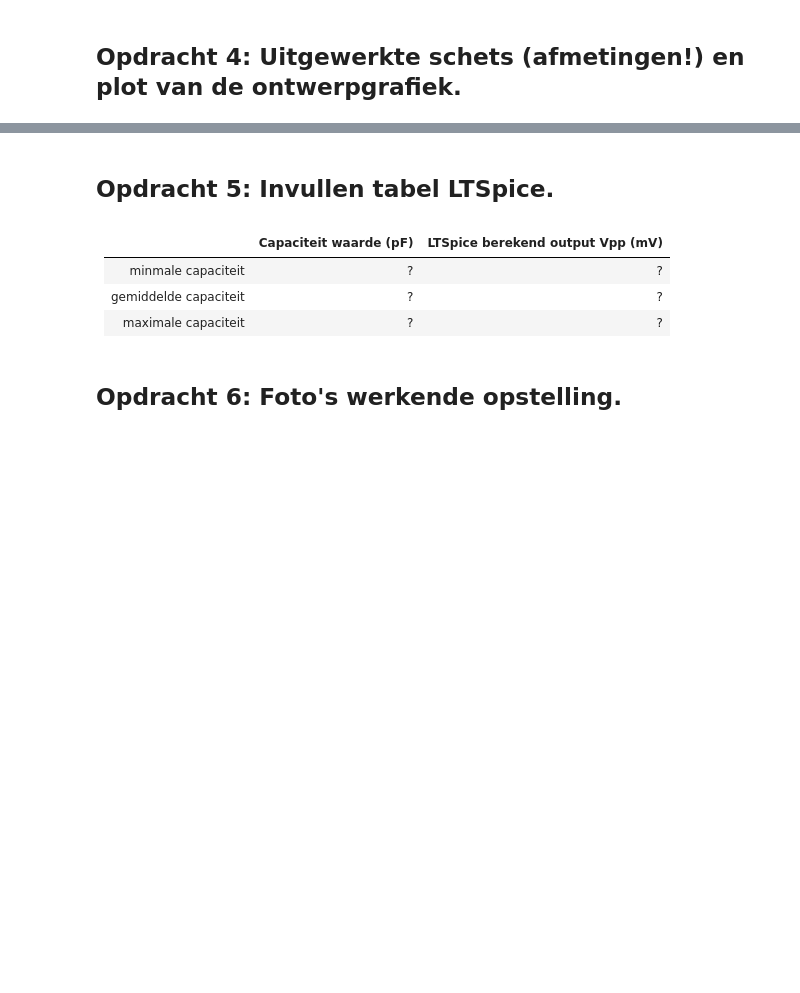
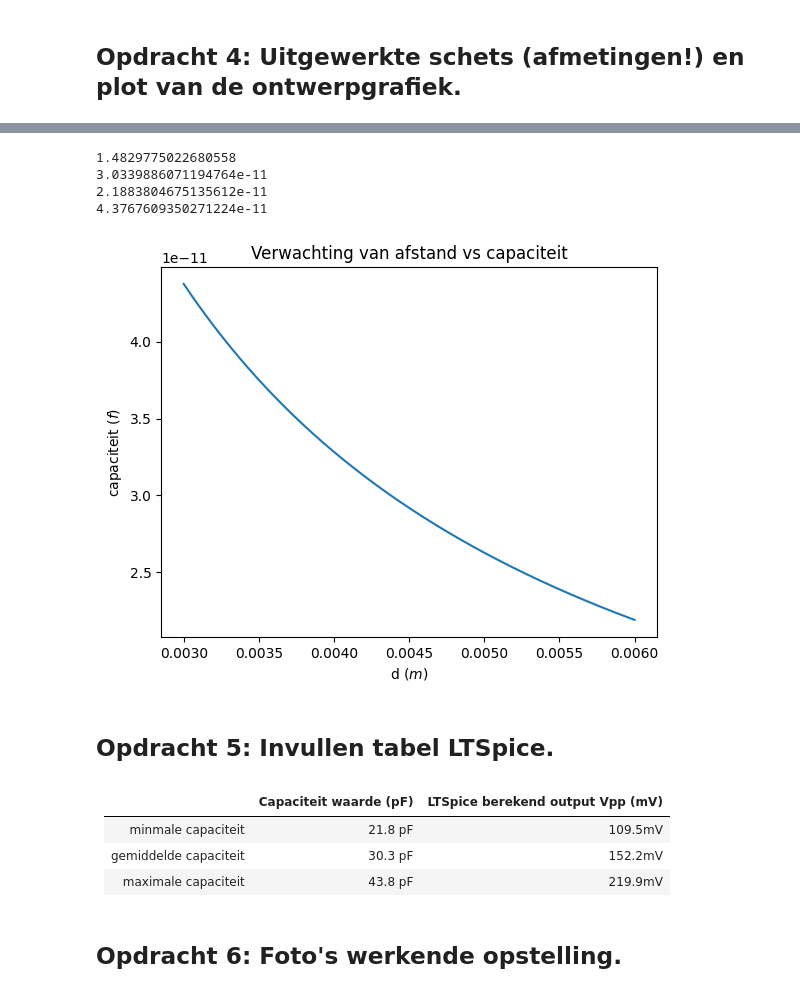
Before and after one commit to daantjebunschoten1-gif/opdrachten-DEF-D, a Jupyter notebook: FysiekeOntwerpopdrachten/2OntwerpEenSensorCondensator/DEFOntwerpopdracht2OntwerpEenSensorInvulTemplate.ipynb, the cells around one changed output, grey strips where cells are left out. Drawn from its saved outputs; the diff is of its cells as text; code cells hidden in the pictures; blank space fills up the shorter version.

```diff
--- a/FysiekeOntwerpopdrachten/2OntwerpEenSensorCondensator/DEFOntwerpopdracht2OntwerpEenSensorInvulTemplate.ipynb
+++ b/FysiekeOntwerpopdrachten/2OntwerpEenSensorCondensator/DEFOntwerpopdracht2OntwerpEenSensorInvulTemplate.ipynb
@@ -41,9 +46,25 @@ def vlakkeplaat(A, d,epsilon_0,epsilon_r ):
 # %%
 # Gebruik je formule om uit te rekenen wat je verwacht dat de capaciteit van jullie vlakke plaat condensatoren
 # gaat zijn.
+A= 0.1**2 #m
+d_plastic= 0.08e-3 #m
+d_papier= 0.09e-3 #m
+d_karton = 1e-3
+e_r_plastic = 2.4
+e_r_papier = 3.5
+e_r_karton = 2.7
+#C = [vlakkeplaat(2.0), vlakkeplaat(4.7),vlakkeplaat(1.2)]
 
-C = [vlakkeplaat(2.0), vlakkeplaat(4.7),vlakkeplaat(1.2)]
+Capaciteit_plastic= vlakkeplaat(A,d_plastic,epsilon_0,e_r_plastic)
+Capaciteit_Papier= vlakkeplaat(A,d_papier,epsilon_0,e_r_papier)
+Capaciteit_Karton = vlakkeplaat(A,d_karton,epsilon_0,e_r_karton)
+#
+# print(f"Berekende capaciteit plaatcondensator groep XX is {C[0]:.1f} pF")
+print(Capaciteit_plastic)
+print(Capaciteit_Papier)
+print(Capaciteit_Karton)
 
+Capaciteit_gemeten = capaciteitmeten(1.193662073189215e-10,0.6,1e5,1000)
 
-print(f"Berekende capaciteit plaatcondensator groep XX is {C[0]:.1f} pF")
+print(Capaciteit_gemeten)
 # %% [output]
@@ -79,11 +101,49 @@ Pas deze tekst aan: Wij gaan een sensor maken die X meet.
+# %%
+import matplotlib.pyplot as plt
+from scipy.optimize import curve_fit
+
+def vlakkeplaat(d,A,epsilon_0,epsilon_r ):
+    C = epsilon_0*epsilon_r * A / d
+    return C
+def e_r(d,A,epsilon_0,C ):
+    epsilon_r =  d *C /(epsilon_0 * A)
+    return epsilon_r
+def capaciteit(V_in,V_uit, frequentie, weerstand):
+    C = V_uit/(V_in*frequentie*2*np.pi*weerstand)
+    return C
+
+
+d_0 = 6e-3 #m
+d_comp = 3e-3 #m
+C_spons_0 = capaciteit(8,110e-3,100e3,1e3)
+e_r_spons= e_r(d_0,A,epsilon_0,C_spons_0)
+print(e_r_spons)
+d_verwacht = np.linspace(d_0,d_comp,1000)
+c_verwacht = vlakkeplaat(d_verwacht,A,epsilon_0,e_r_spons)
+print(np.mean(c_verwacht))
+print(min(c_verwacht))
+print(max(c_verwacht))
+
+plt.figure()
+plt.plot(d_verwacht,c_verwacht)
+plt.xlabel("d ($m$)")
+plt.ylabel("capaciteit ($f$)")
+plt.title("Verwachting van afstand vs capaciteit")
+plt.show()
+# %% [output]
+1.4829775022680558
+3.0339886071194764e-11
+2.1883804675135612e-11
+4.3767609350271224e-11
+[figure, added]
 # %% [markdown]
 ## Opdracht 5: Invullen tabel LTSpice.
 # %% [markdown]
 |         | Capaciteit waarde (pF)  | LTSpice berekend output Vpp (mV)|
 |-------------|-------------:|-------------:|
-| minmale capaciteit| ? |? |
-| gemiddelde capaciteit| ? |? |
-| maximale capaciteit| ? |? |
+| minmale capaciteit| 21.8 pF |109.5mV |
+| gemiddelde capaciteit| 30.3 pF | 152.2mV|
+| maximale capaciteit| 43.8 pF |219.9mV|
 # %% [markdown]
 ## Opdracht 6: Foto's werkende opstelling.
 # %% [markdown]
```
Also changed, not shown: parts of 26 cells of this notebook.
